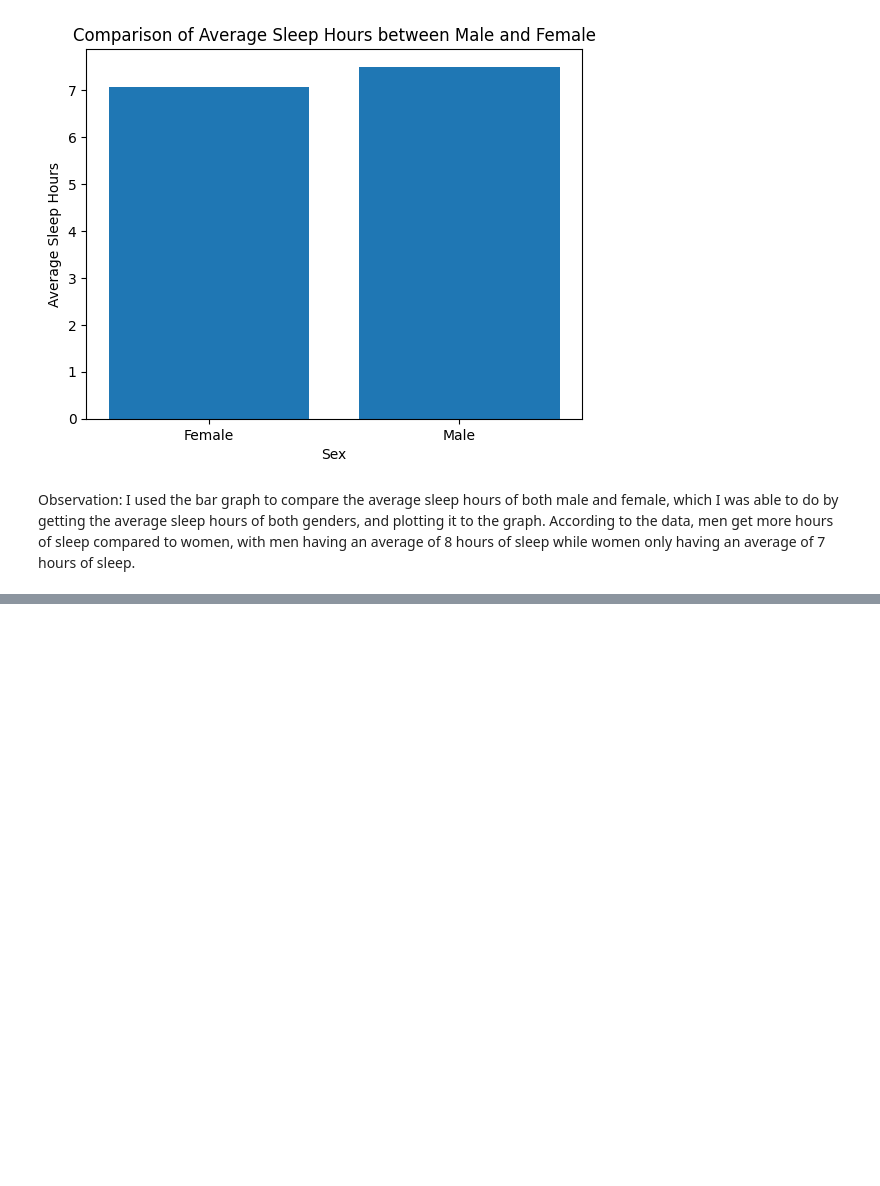
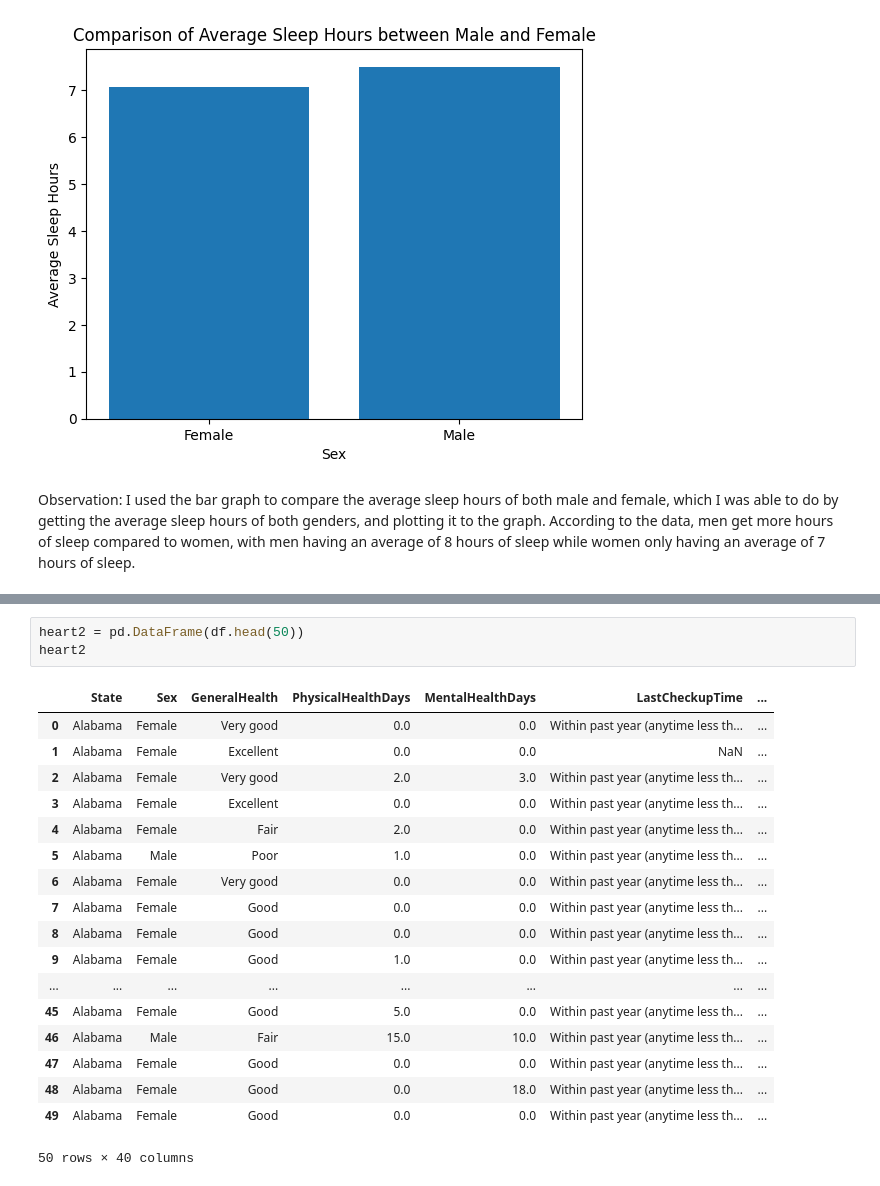
Before and after one commit to Calvin-Earl/VDA-CpE031-CpE21S4, a Jupyter notebook: planta_midtermexam_heartdiseases.ipynb, the cells around one changed output, grey strips where cells are left out. Cells and saved outputs as stored; diff of their text form; blank space fills up the shorter version.

```diff
--- a/planta_midtermexam_heartdiseases.ipynb
+++ b/planta_midtermexam_heartdiseases.ipynb
@@ -82,0 +93,22 @@ Observation: I used the bar graph to compare the average sleep hours of both mal
+# %%
+heart2 = pd.DataFrame(df.head(50))
+heart2
+# %% [output]
+|  | State | Sex | GeneralHealth | PhysicalHealthDays | MentalHealthDays | LastCheckupTime | ... |
+| 0 | Alabama | Female | Very good | 0.0 | 0.0 | Within past year (anytime less th... | ... |
+| 1 | Alabama | Female | Excellent | 0.0 | 0.0 | NaN | ... |
+| 2 | Alabama | Female | Very good | 2.0 | 3.0 | Within past year (anytime less th... | ... |
+| 3 | Alabama | Female | Excellent | 0.0 | 0.0 | Within past year (anytime less th... | ... |
+| 4 | Alabama | Female | Fair | 2.0 | 0.0 | Within past year (anytime less th... | ... |
+| 5 | Alabama | Male | Poor | 1.0 | 0.0 | Within past year (anytime less th... | ... |
+| 6 | Alabama | Female | Very good | 0.0 | 0.0 | Within past year (anytime less th... | ... |
+| 7 | Alabama | Female | Good | 0.0 | 0.0 | Within past year (anytime less th... | ... |
+| 8 | Alabama | Female | Good | 0.0 | 0.0 | Within past year (anytime less th... | ... |
+| 9 | Alabama | Female | Good | 1.0 | 0.0 | Within past year (anytime less th... | ... |
+| ... | ... | ... | ... | ... | ... | ... | ... |
+| 45 | Alabama | Female | Good | 5.0 | 0.0 | Within past year (anytime less th... | ... |
+| 46 | Alabama | Male | Fair | 15.0 | 10.0 | Within past year (anytime less th... | ... |
+| 47 | Alabama | Female | Good | 0.0 | 0.0 | Within past year (anytime less th... | ... |
+| 48 | Alabama | Female | Good | 0.0 | 18.0 | Within past year (anytime less th... | ... |
+| 49 | Alabama | Female | Good | 0.0 | 0.0 | Within past year (anytime less th... | ... |
+50 rows × 40 columns
```
Also changed, not shown: parts of 9 cells of this notebook.
